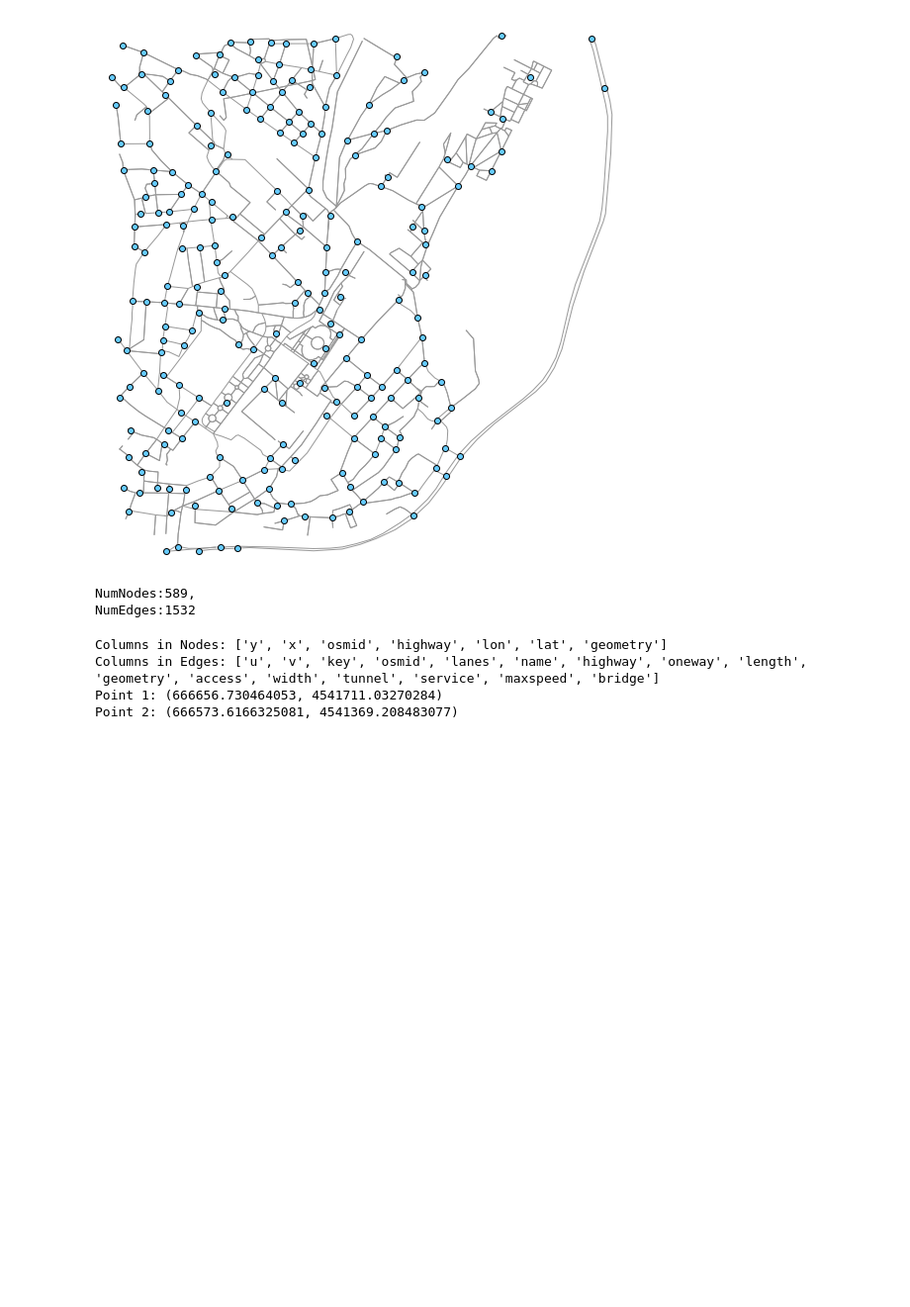
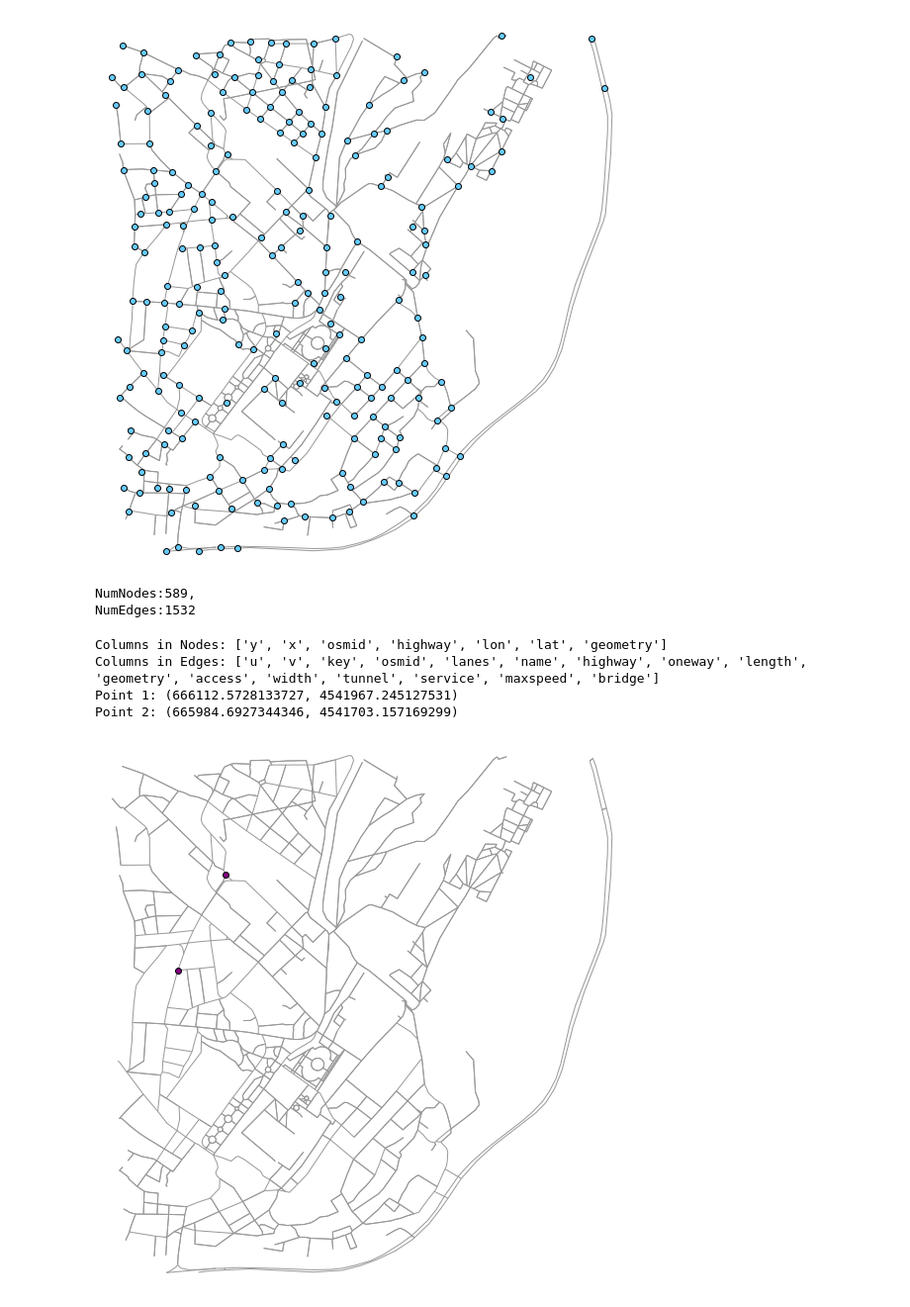
Before and after one commit to tranhoangnguyen03/DataProjects, a Jupyter notebook: Demo_OpenStreetMap_visualization.ipynb, the cells around one changed output. Shown at 99% size. Saved outputs shown, nothing was run; the diff lists cells and outputs as text; code cells hidden in the pictures; blank space fills up the shorter version.

```diff
--- a/Demo_OpenStreetMap_visualization.ipynb
+++ b/Demo_OpenStreetMap_visualization.ipynb
@@ -65,16 +67,23 @@ NumEdges:1532
 # %%
 nodes_df, edges_df= ox.graph_to_gdfs(G)
 print(f'Columns in Nodes: {list(nodes_df.columns)}\nColumns in Edges: {list(edges_df.columns)}')
 # select two random points
 indexes = np.random.choice(np.arange(len(nodes_df)),2)
 point_1 = (nodes_df.iloc[indexes[0]]['x'],nodes_df.iloc[indexes[0]]['y'])
 point_2 = (nodes_df.iloc[indexes[1]]['x'],nodes_df.iloc[indexes[1]]['y'])
 print(f'Point 1: {point_1}\nPoint 2: {point_2}')
+
+# visualize the two points
+fig, ax = ox.plot_graph(G, fig_height=10, show=False, close=False, node_alpha=0)
+ax.scatter(x=nodes_df.iloc[indexes]['x'].values,
+           y=nodes_df.iloc[indexes]['y'].values, zorder=2, color='purple', edgecolors='k')
+plt.show()
 # %% [output]
 Columns in Nodes: ['y', 'x', 'osmid', 'highway', 'lon', 'lat', 'geometry']
 Columns in Edges: ['u', 'v', 'key', 'osmid', 'lanes', 'name', 'highway', 'oneway', 'length', 'geometry', 'access', 'width', 'tunnel', 'service', 'maxspeed', 'bridge']
-Point 1: (666656.730464053, 4541711.03270284)
-Point 2: (666573.6166325081, 4541369.208483077)
+Point 1: (666112.5728133727, 4541967.245127531)
+Point 2: (665984.6927344346, 4541703.157169299)
+[figure, added]
 # %%
 ### shortest path distance
 edges = ox.graph_to_gdfs(G, nodes=False, edges=True)
```
Also changed, not shown: parts of 3 cells of this notebook.
